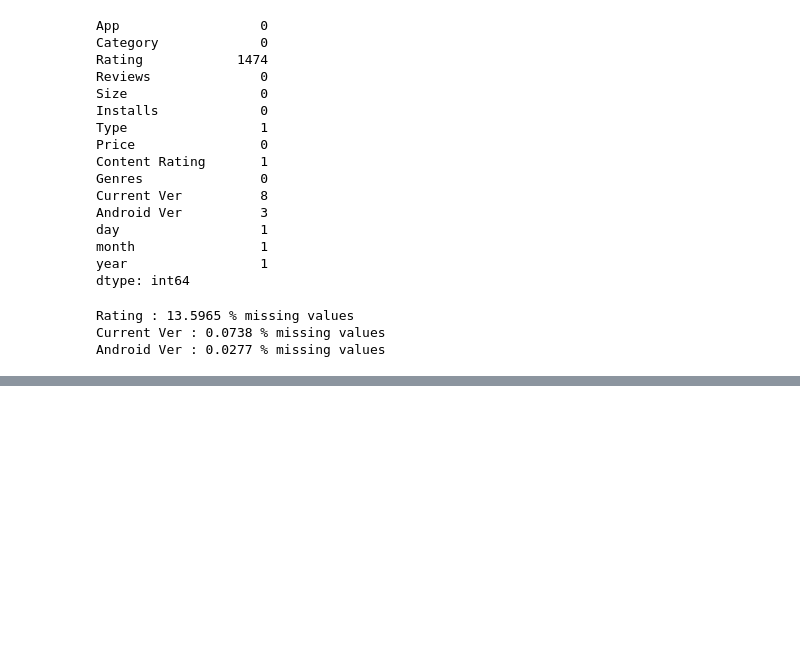
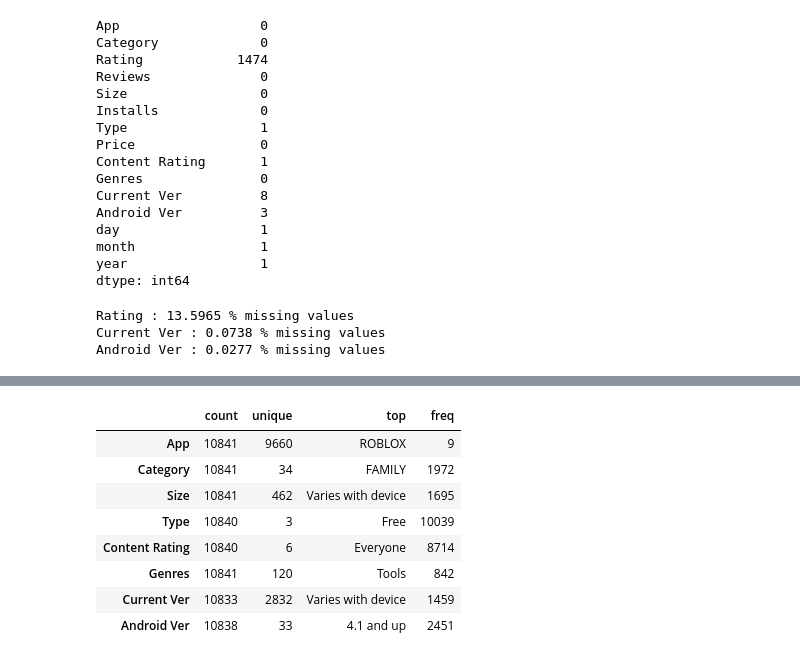
Before and after one commit to Hameedhullah/Python-Project, a Jupyter notebook: EDA Practice.ipynb, the cells around one changed output, grey strips where cells are left out. Saved outputs shown, nothing was run; the diff lists cells and outputs as text; code cells hidden in the pictures; blank space fills up the shorter version.

```diff
--- a/EDA Practice.ipynb
+++ b/EDA Practice.ipynb
@@ -150,3 +261,15 @@ Android Ver : 0.0277 % missing values
+# %%
+data_updated[categorical_features].describe().T
+# %% [output]
+|  | count | unique | top | freq |
+| App | 10841 | 9660 | ROBLOX | 9 |
+| Category | 10841 | 34 | FAMILY | 1972 |
+| Size | 10841 | 462 | Varies with device | 1695 |
+| Type | 10840 | 3 | Free | 10039 |
+| Content Rating | 10840 | 6 | Everyone | 8714 |
+| Genres | 10841 | 120 | Tools | 842 |
+| Current Ver | 10833 | 2832 | Varies with device | 1459 |
+| Android Ver | 10838 | 33 | 4.1 and up | 2451 |
 # %% [markdown]
 <a style='text-decoration:none;line-height:16px;display:flex;color:#5B5B62;padding:10px;justify-content:end;' href='https://deepnote.com?utm_source=created-in-deepnote-cell&projectId=730c9577-57d6-46b8-a5c2-8259fd2fe2f5' target="_blank">
 <img alt='Created in deepnote.com' style='display:inline;max-height:16px;margin:0px;margin-right:7.5px;' src='embedded-picture-1' > </img>
```
Also changed, not shown: parts of 7 cells of this notebook.
